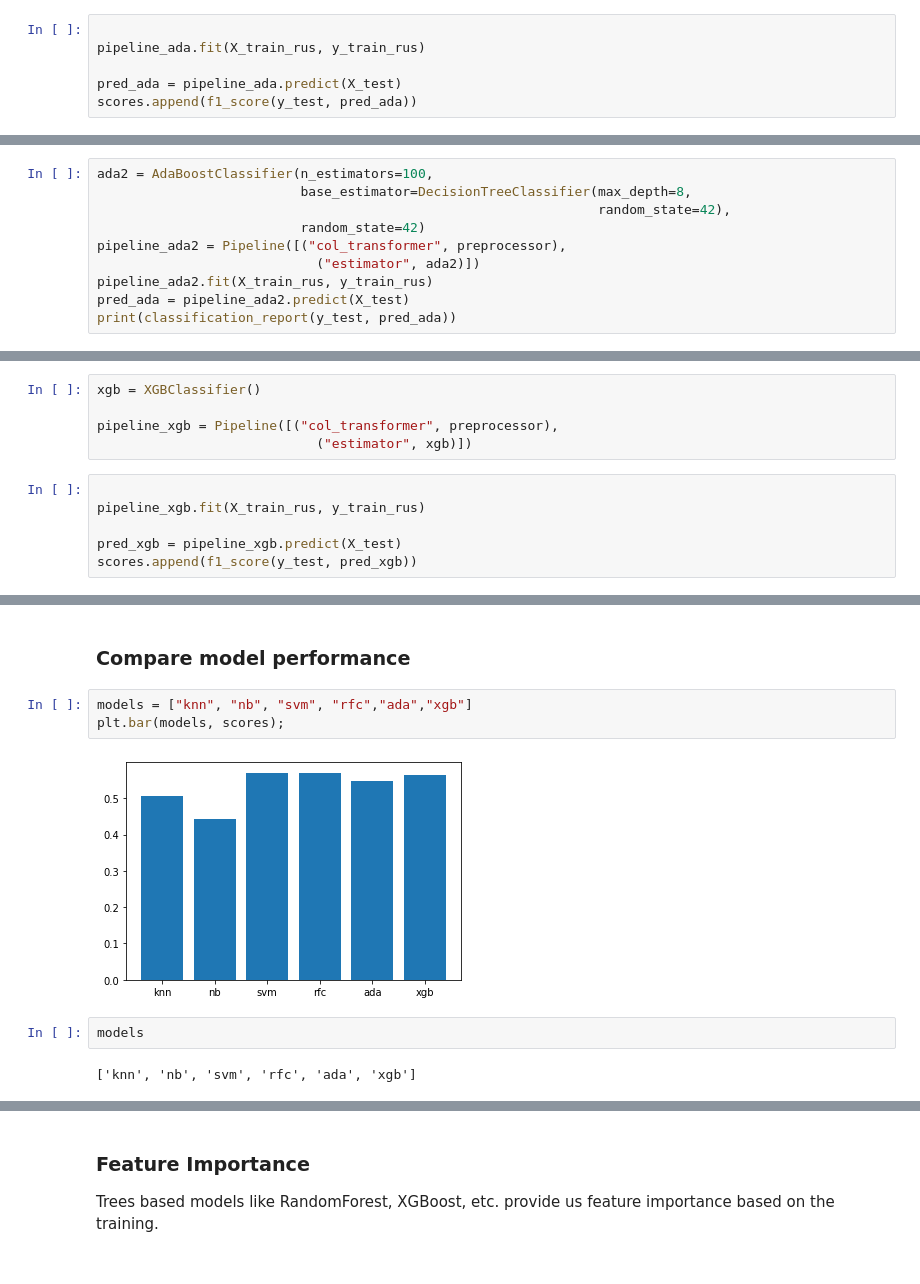
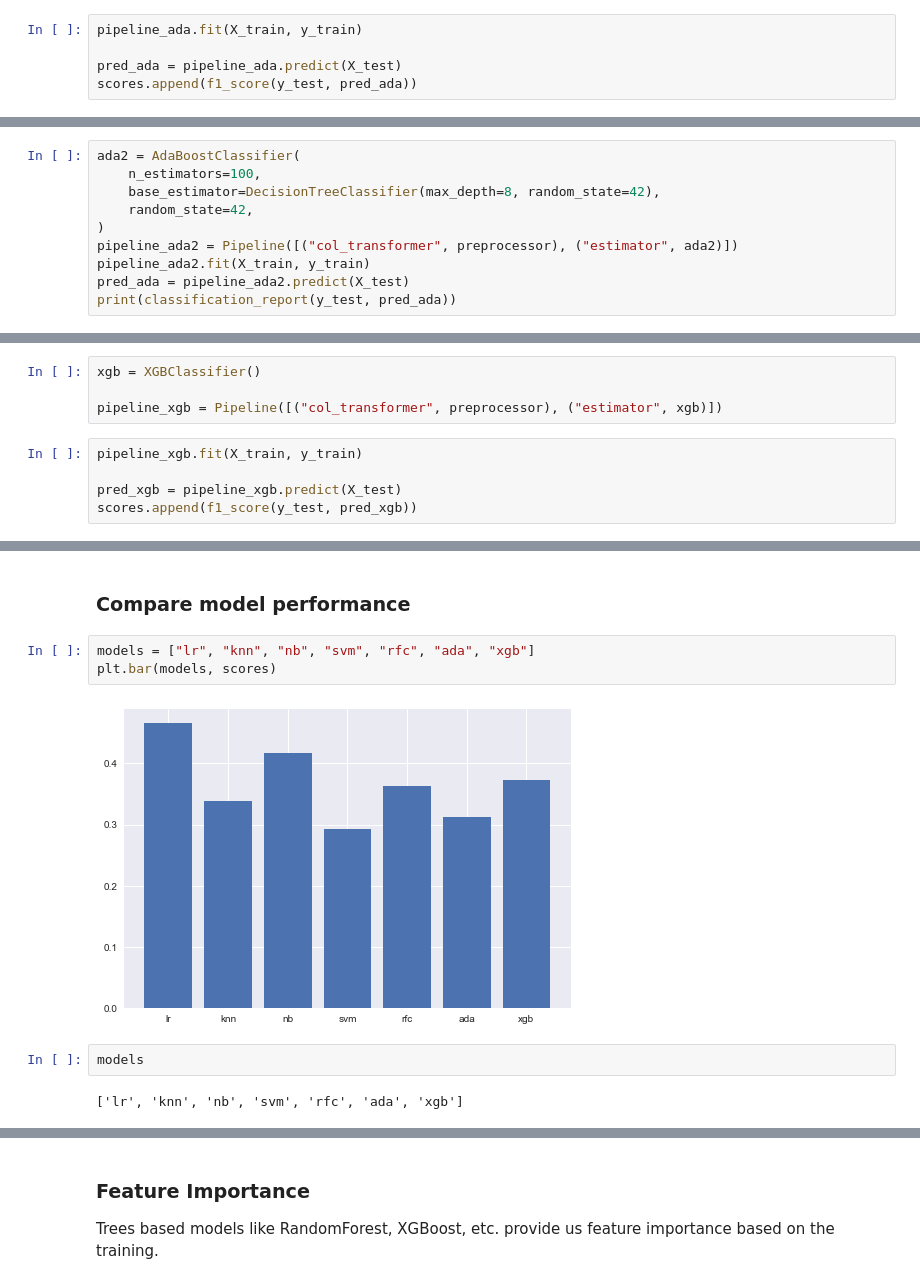
Before and after one commit to wanaguirre/Customer-Segmentation-in-Banking, a Jupyter notebook: Notebooks/Customer_segmentation.ipynb, the cells around one changed output, grey strips where cells are left out. Saved outputs shown, nothing was run; the diff lists cells and outputs as text.

```diff
--- a/Notebooks/Customer_segmentation.ipynb
+++ b/Notebooks/Customer_segmentation.ipynb
@@ -671,6 +590,5 @@ pipeline_ada = Pipeline([("col_transformer", preprocessor),
 # %%
-
-pipeline_ada.fit(X_train_rus, y_train_rus)
+pipeline_ada.fit(X_train, y_train)
 
 pred_ada = pipeline_ada.predict(X_test)
 scores.append(f1_score(y_test, pred_ada))
@@ -688,11 +606,11 @@ weighted avg       0.91      0.84      0.86      8238
 # %%
-ada2 = AdaBoostClassifier(n_estimators=100,
-                          base_estimator=DecisionTreeClassifier(max_depth=8,
-                                                                random_state=42),
-                          random_state=42)
-pipeline_ada2 = Pipeline([("col_transformer", preprocessor),
-                            ("estimator", ada2)])
-pipeline_ada2.fit(X_train_rus, y_train_rus)
+ada2 = AdaBoostClassifier(
+    n_estimators=100,
+    base_estimator=DecisionTreeClassifier(max_depth=8, random_state=42),
+    random_state=42,
+)
+pipeline_ada2 = Pipeline([("col_transformer", preprocessor), ("estimator", ada2)])
+pipeline_ada2.fit(X_train, y_train)
 pred_ada = pipeline_ada2.predict(X_test)
 print(classification_report(y_test, pred_ada))
 # %% [output]
@@ -709,11 +627,9 @@ __XGBoost__
 # %%
 xgb = XGBClassifier()
 
-pipeline_xgb = Pipeline([("col_transformer", preprocessor),
-                            ("estimator", xgb)])
+pipeline_xgb = Pipeline([("col_transformer", preprocessor), ("estimator", xgb)])
 # %%
-
-pipeline_xgb.fit(X_train_rus, y_train_rus)
+pipeline_xgb.fit(X_train, y_train)
 
 pred_xgb = pipeline_xgb.predict(X_test)
 scores.append(f1_score(y_test, pred_xgb))
@@ -731,14 +649,14 @@ weighted avg       0.92      0.84      0.87      8238
 # %% [markdown]
 ### Compare model performance
 # %%
-models = ["knn", "nb", "svm", "rfc","ada","xgb"]
-plt.bar(models, scores);
+models = ["lr", "knn", "nb", "svm", "rfc", "ada", "xgb"]
+plt.bar(models, scores)
 # %% [output]
-[figure, old version]
+[figure, new version]
 # %%
 models
 # %% [output]
-['knn', 'nb', 'svm', 'rfc', 'ada', 'xgb']
+['lr', 'knn', 'nb', 'svm', 'rfc', 'ada', 'xgb']
 # %%
 scores
 # %% [output]
```
Also changed, not shown: parts of 67 cells of this notebook.
